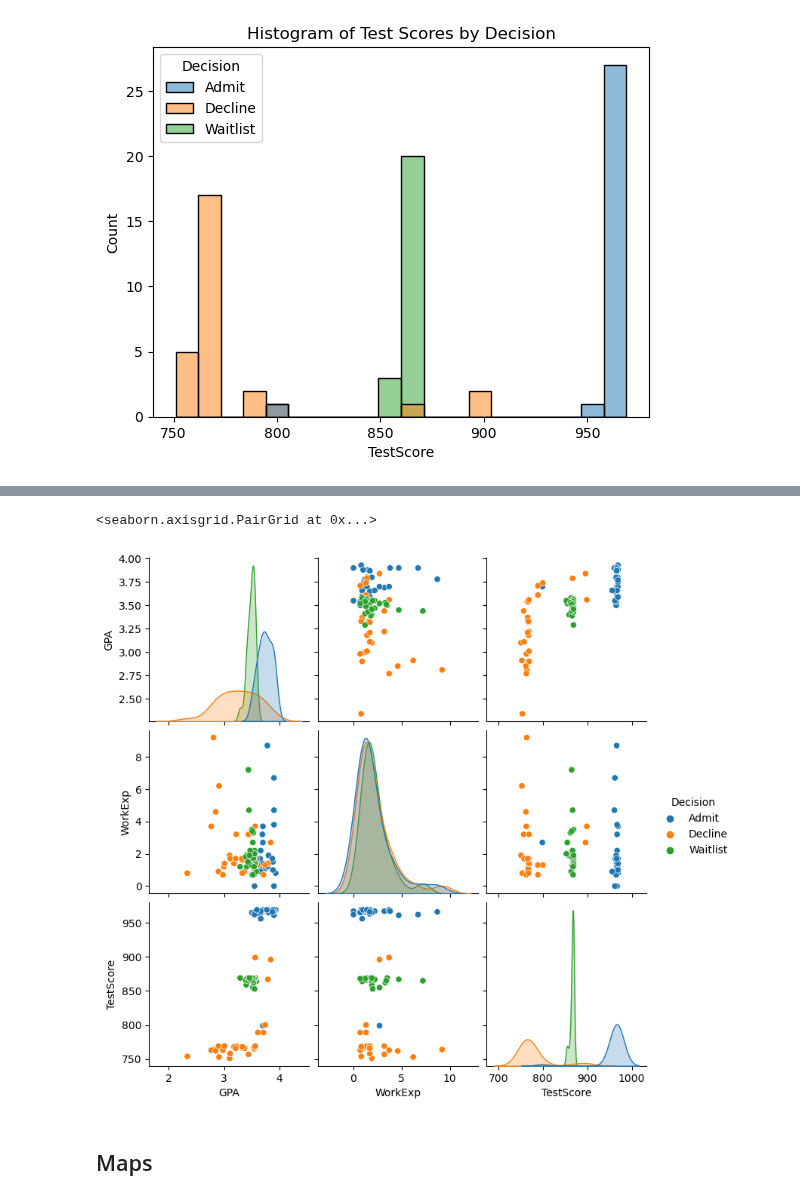
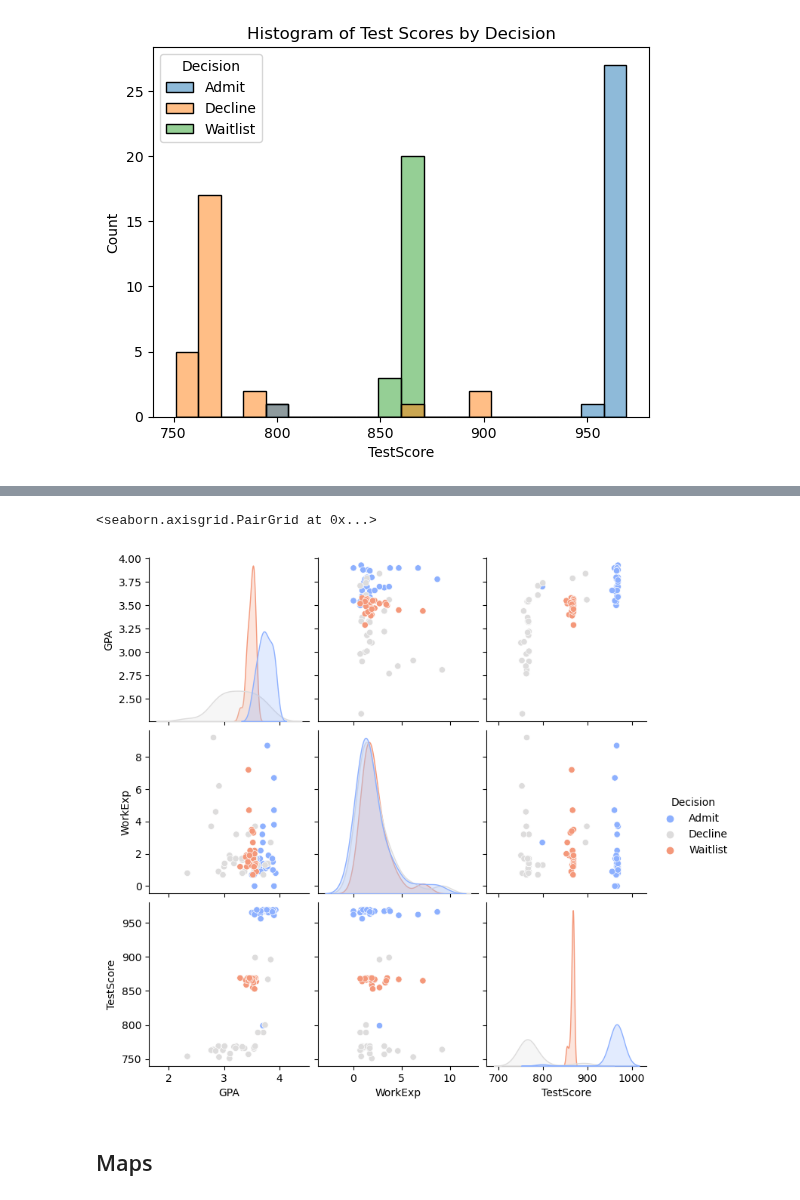
Before and after one commit to ad1589/dsan-5900.github.io, a Jupyter notebook: code/eda.ipynb, the cells around one changed output, grey strips where cells are left out. Cells and saved outputs as stored; diff of their text form; code cells hidden in the pictures.

Commit message:
changed colors of charts

```diff
--- a/code/eda.ipynb
+++ b/code/eda.ipynb
@@ -187,10 +187,11 @@ gpa_bar
 [interactive output not drawn]
 # %%
 scatter_cols = df[['State', 'Decision', 'GPA', 'WorkExp', 'TestScore']]
-sns.pairplot(scatter_cols, hue='Decision')
+sns.pairplot(scatter_cols, hue='Decision', palette='coolwarm')
+#sns.color_palette('YlGnBu')
 # %% [output]
 <seaborn.axisgrid.PairGrid at 0x...>
-[figure, old version]
+[figure, new version]
 # %% [markdown]
 ## Maps
 # %%
```
Also changed, not shown: parts of 4 cells of this notebook.
